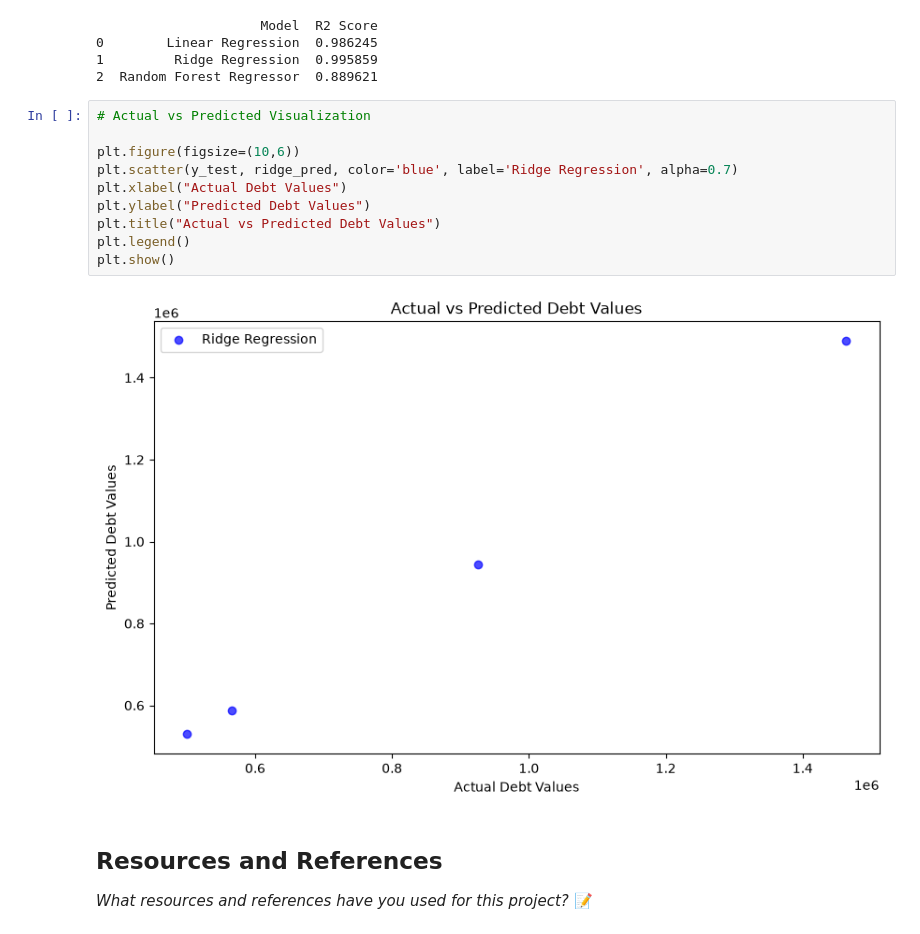
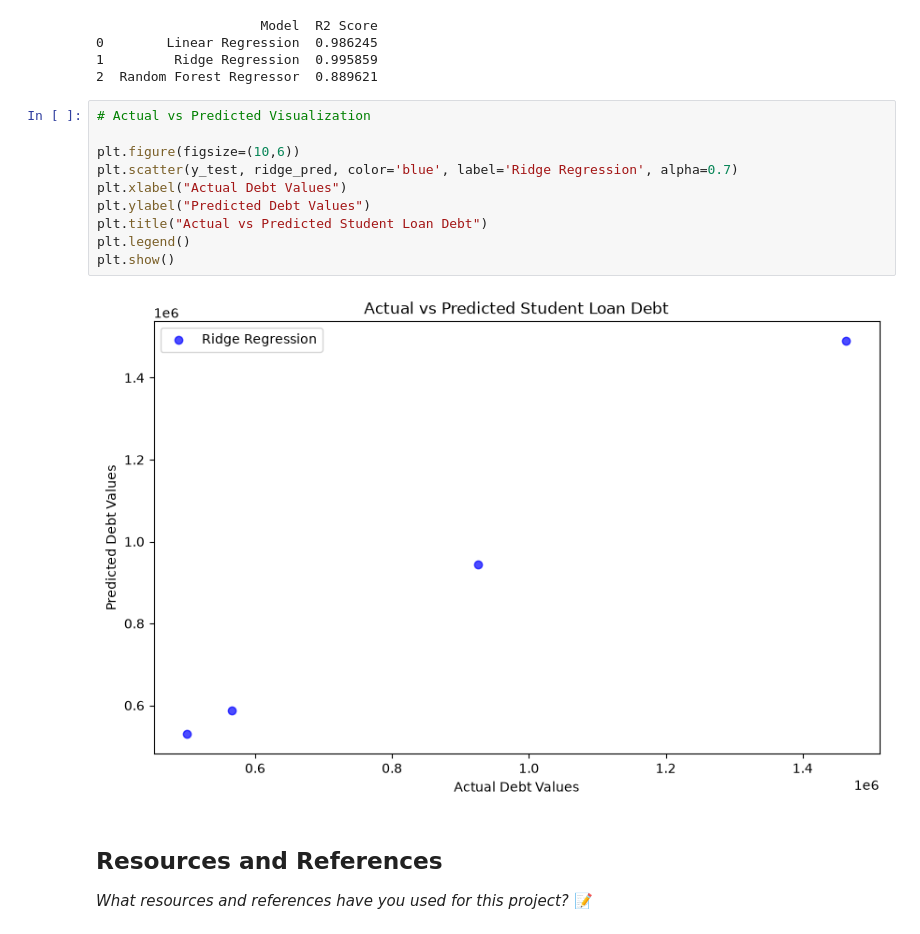
Before and after one commit to IT4063C-Fall2026/data-tech-analytics-final-project-braeaussie, a Jupyter notebook: source.ipynb, the cells around one changed output. Saved outputs shown, nothing was run; the diff lists cells and outputs as text.

Commit message:
actual vs predicted visualization

```diff
--- a/source.ipynb
+++ b/source.ipynb
@@ -556,15 +556,15 @@ print(results)
 # %%
 # Actual vs Predicted Visualization
 
 plt.figure(figsize=(10,6))
 plt.scatter(y_test, ridge_pred, color='blue', label='Ridge Regression', alpha=0.7)
 plt.xlabel("Actual Debt Values")
 plt.ylabel("Predicted Debt Values")
-plt.title("Actual vs Predicted Debt Values")
+plt.title("Actual vs Predicted Student Loan Debt")
 plt.legend()
 plt.show()
 # %% [output]
-[figure, old version]
+[figure, new version]
 # %% [markdown]
 ## Resources and References
 *What resources and references have you used for this project?*
```
